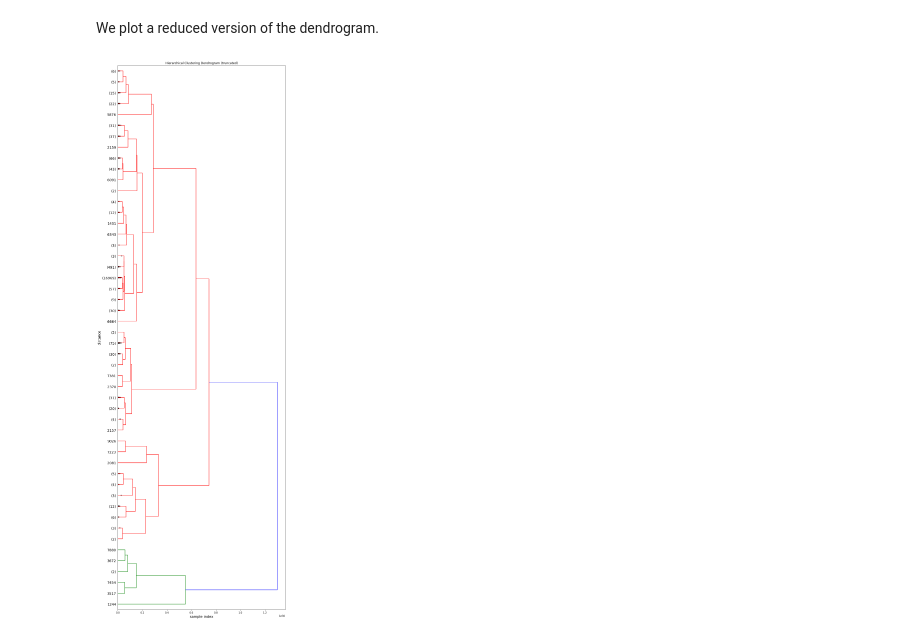
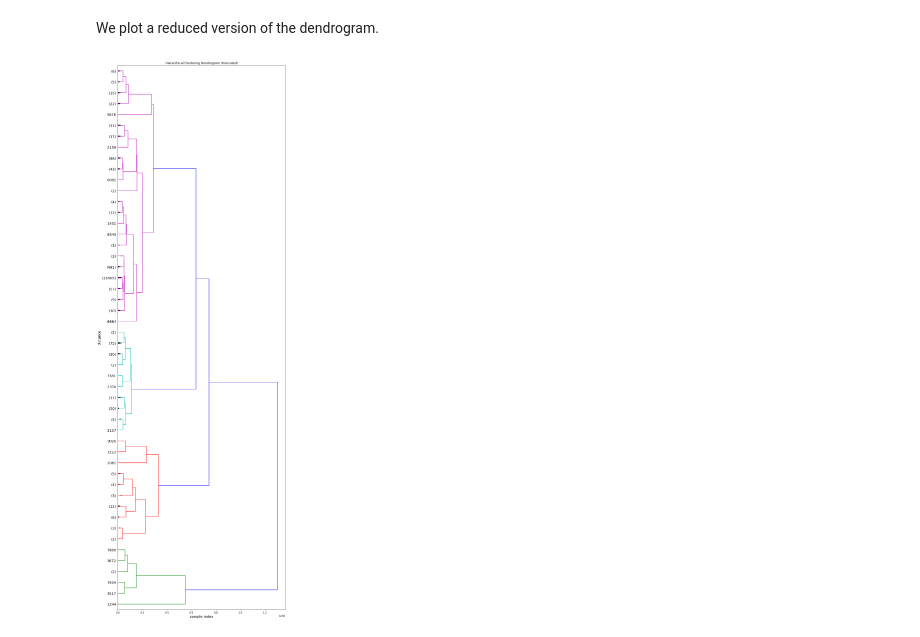
Before and after one commit to racarvajal/work_notes, a Jupyter notebook: Analyze_high_z_cat.ipynb, the cells around one changed output. Drawn from its saved outputs; the diff is of its cells as text; code cells hidden in the pictures.

Commit message:
Color dendrogram

```diff
--- a/Analyze_high_z_cat.ipynb
+++ b/Analyze_high_z_cat.ipynb
@@ -754,22 +754,22 @@ We plot a reduced version of the dendrogram.
 # %%
 fig = plt.figure(figsize=(12,40))
 ax1 = fig.add_subplot(111)
 
 plt.title('Hierarchical Clustering Dendrogram (truncated)')
 plt.xlabel('sample index', size=14)
 plt.ylabel('distance', size=14)
 hc.dendrogram(
     Z,
     truncate_mode='lastp',  # show only the last p merged clusters
     p=50,  # show only the last p merged clusters
     show_leaf_counts=True,  # otherwise numbers in brackets are counts
     #leaf_rotation=90.,
-    #color_threshold =0.5e38,
+    color_threshold =0.6e30,
     leaf_font_size=14.,
     show_contracted=True,  # to get a distribution impression in truncated branches
     orientation='right'
 )
 #plt.xscale('log')
 plt.show()
 # %% [output]
-[figure, old version]
+[figure, new version]
```
